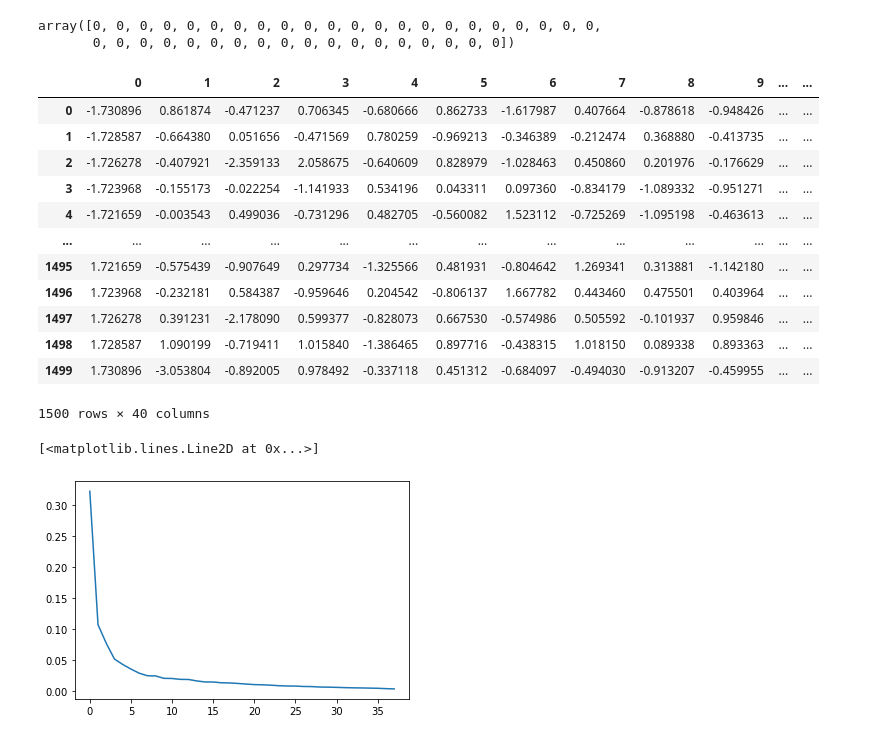
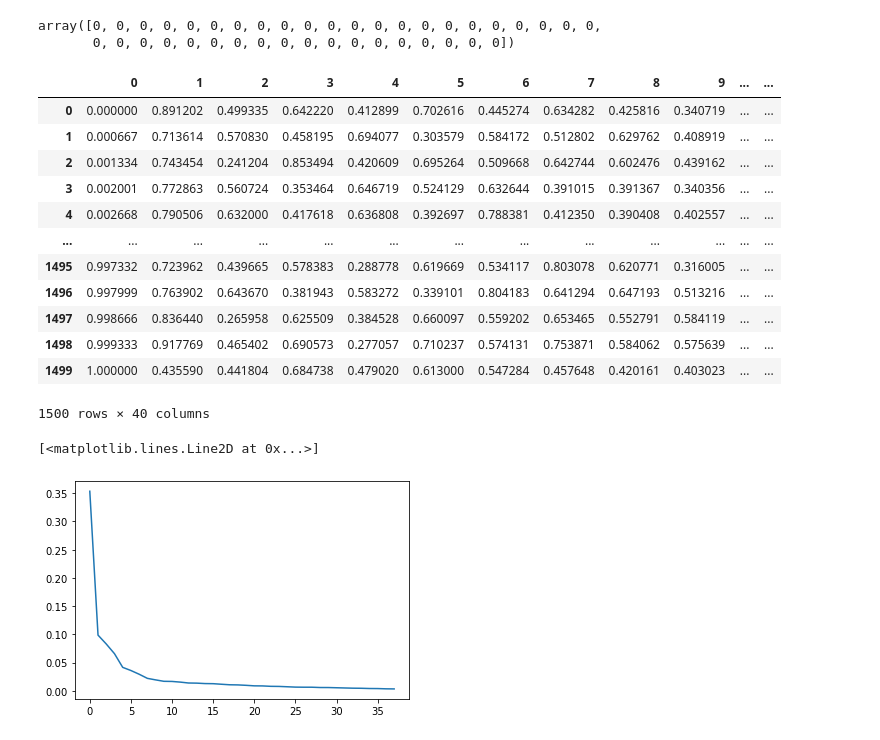
Before and after one commit to eriksonsantos/CommonVoice, a Jupyter notebook: main.ipynb, the cells around one changed output. Saved outputs shown, nothing was run; the diff lists cells and outputs as text; code cells hidden in the pictures.

```diff
--- a/main.ipynb
+++ b/main.ipynb
@@ -31,7 +32,7 @@ pd.DataFrame(data)
 | 3499 | 3499 | 5.828946 | -0.037488 | -0.019846 | 0.066636 | 0.005688 | -0.029770 | -0.002221 | -0.032870 | -0.021519 | ... | ... |
 3500 rows × 41 columns
 # %%
-X = data.to_numpy()[:,1:39]
+X = data.to_numpy()[:,1:40]
 Y = data.to_numpy()[:,40]
 # %%
 pd.DataFrame(X)
@@ -55,9 +56,9 @@ np.array(data.isna().sum()).T
 array([0, 0, 0, 0, 0, 0, 0, 0, 0, 0, 0, 0, 0, 0, 0, 0, 0, 0, 0, 0, 0, 0,
        0, 0, 0, 0, 0, 0, 0, 0, 0, 0, 0, 0, 0, 0, 0, 0, 0, 0, 0])
 # %%
-from sklearn.preprocessing import StandardScaler
+from sklearn.preprocessing import MinMaxScaler
 
-scaler_dataset = StandardScaler()
+scaler_dataset = MinMaxScaler()
 scalerX = scaler_dataset.fit_transform(X)
 # %%
 pd.DataFrame(scalerX)
@@ -173,25 +204,25 @@ scalerValidacao = scaler_dataset.fit_transform(validacao)
 pd.DataFrame(scalerValidacao)
 # %% [output]
 |  | 0 | 1 | 2 | 3 | 4 | 5 | 6 | 7 | 8 | 9 | ... | ... |
-| 0 | -1.730896 | 0.861874 | -0.471237 | 0.706345 | -0.680666 | 0.862733 | -1.617987 | 0.407664 | -0.878618 | -0.948426 | ... | ... |
-| 1 | -1.728587 | -0.664380 | 0.051656 | -0.471569 | 0.780259 | -0.969213 | -0.346389 | -0.212474 | 0.368880 | -0.413735 | ... | ... |
-| 2 | -1.726278 | -0.407921 | -2.359133 | 2.058675 | -0.640609 | 0.828979 | -1.028463 | 0.450860 | 0.201976 | -0.176629 | ... | ... |
-| 3 | -1.723968 | -0.155173 | -0.022254 | -1.141933 | 0.534196 | 0.043311 | 0.097360 | -0.834179 | -1.089332 | -0.951271 | ... | ... |
-| 4 | -1.721659 | -0.003543 | 0.499036 | -0.731296 | 0.482705 | -0.560082 | 1.523112 | -0.725269 | -1.095198 | -0.463613 | ... | ... |
+| 0 | 0.000000 | 0.891202 | 0.499335 | 0.642220 | 0.412899 | 0.702616 | 0.445274 | 0.634282 | 0.425816 | 0.340719 | ... | ... |
+| 1 | 0.000667 | 0.713614 | 0.570830 | 0.458195 | 0.694077 | 0.303579 | 0.584172 | 0.512802 | 0.629762 | 0.408919 | ... | ... |
+| 2 | 0.001334 | 0.743454 | 0.241204 | 0.853494 | 0.420609 | 0.695264 | 0.509668 | 0.642744 | 0.602476 | 0.439162 | ... | ... |
+| 3 | 0.002001 | 0.772863 | 0.560724 | 0.353464 | 0.646719 | 0.524129 | 0.632644 | 0.391015 | 0.391367 | 0.340356 | ... | ... |
+| 4 | 0.002668 | 0.790506 | 0.632000 | 0.417618 | 0.636808 | 0.392697 | 0.788381 | 0.412350 | 0.390408 | 0.402557 | ... | ... |
 | ... | ... | ... | ... | ... | ... | ... | ... | ... | ... | ... | ... | ... |
-| 1495 | 1.721659 | -0.575439 | -0.907649 | 0.297734 | -1.325566 | 0.481931 | -0.804642 | 1.269341 | 0.313881 | -1.142180 | ... | ... |
-| 1496 | 1.723968 | -0.232181 | 0.584387 | -0.959646 | 0.204542 | -0.806137 | 1.667782 | 0.443460 | 0.475501 | 0.403964 | ... | ... |
-| 1497 | 1.726278 | 0.391231 | -2.178090 | 0.599377 | -0.828073 | 0.667530 | -0.574986 | 0.505592 | -0.101937 | 0.959846 | ... | ... |
-| 1498 | 1.728587 | 1.090199 | -0.719411 | 1.015840 | -1.386465 | 0.897716 | -0.438315 | 1.018150 | 0.089338 | 0.893363 | ... | ... |
-| 1499 | 1.730896 | -3.053804 | -0.892005 | 0.978492 | -0.337118 | 0.451312 | -0.684097 | -0.494030 | -0.913207 | -0.459955 | ... | ... |
+| 1495 | 0.997332 | 0.723962 | 0.439665 | 0.578383 | 0.288778 | 0.619669 | 0.534117 | 0.803078 | 0.620771 | 0.316005 | ... | ... |
+| 1496 | 0.997999 | 0.763902 | 0.643670 | 0.381943 | 0.583272 | 0.339101 | 0.804183 | 0.641294 | 0.647193 | 0.513216 | ... | ... |
+| 1497 | 0.998666 | 0.836440 | 0.265958 | 0.625509 | 0.384528 | 0.660097 | 0.559202 | 0.653465 | 0.552791 | 0.584119 | ... | ... |
+| 1498 | 0.999333 | 0.917769 | 0.465402 | 0.690573 | 0.277057 | 0.710237 | 0.574131 | 0.753871 | 0.584062 | 0.575639 | ... | ... |
+| 1499 | 1.000000 | 0.435590 | 0.441804 | 0.684738 | 0.479020 | 0.613000 | 0.547284 | 0.457648 | 0.420161 | 0.403023 | ... | ... |
 1500 rows × 40 columns
 # %%
 X_validacao = pca.fit_transform(scalerValidacao)
-X_validacao = X_validacao[:,0:19]
-mplt.pyplot. plot(pca.explained_variance_ratio_)
+X_validacao = X_validacao[:,0:15]
+mplt. plot(pca.explained_variance_ratio_)
 # %% [output]
 [<matplotlib.lines.Line2D at 0x...>]
-[figure, old version]
+[figure, new version]
 # %%
 result = KNN.predict(X_validacao)
 result = labelEncoder.inverse_transform(result)
```
Also changed, not shown: parts of 13 cells of this notebook, 2 other files.
